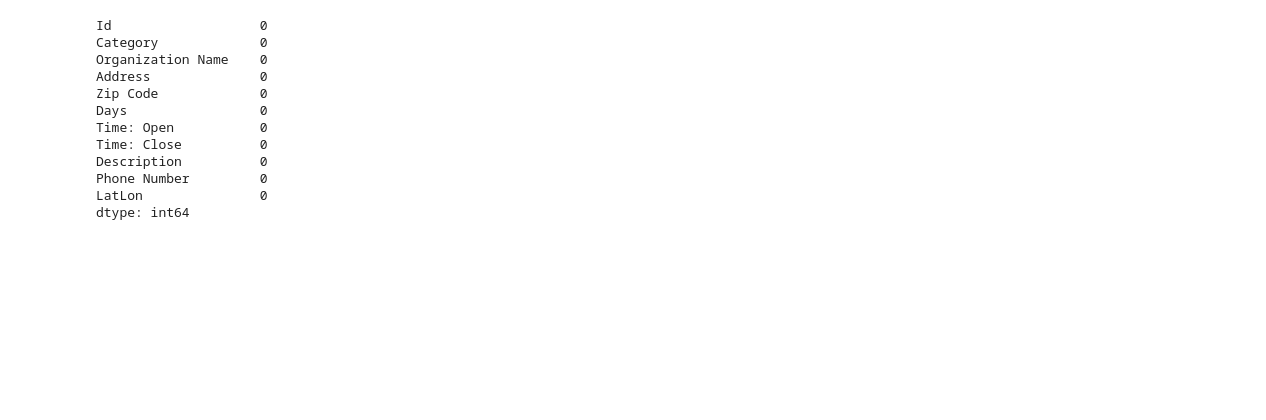
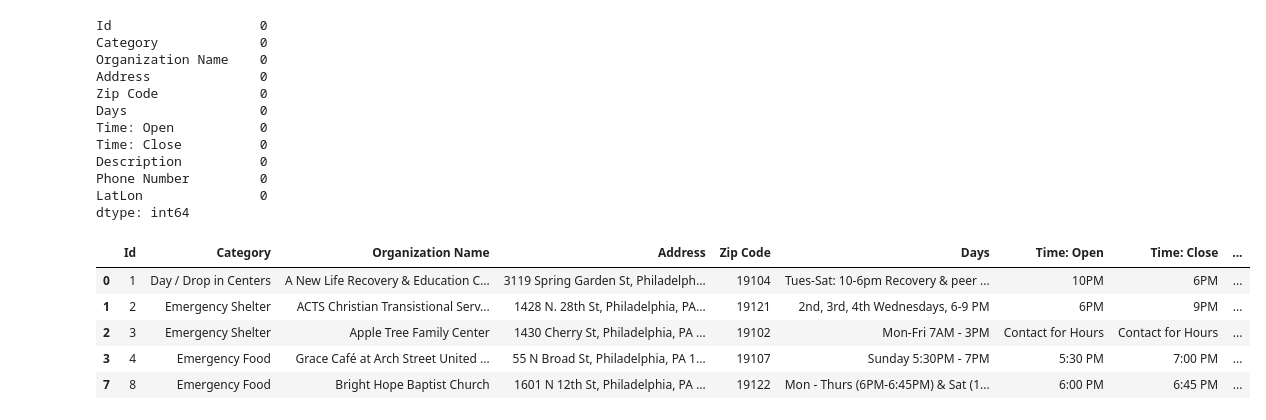
Before and after one commit to shehryarusman/DonationHub, a Jupyter notebook: backend/clean_datasets/cleanDonationCenterData.ipynb, the cells around one changed output. Drawn from its saved outputs; the diff is of its cells as text; code cells hidden in the pictures; blank space fills up the shorter version.

Commit message:
added cleaned dataset

```diff
--- a/backend/clean_datasets/cleanDonationCenterData.ipynb
+++ b/backend/clean_datasets/cleanDonationCenterData.ipynb
@@ -1,7 +1,7 @@
 # %%
 import pandas as pd
 # %%
-df = pd.read_csv('data.csv')
+df = pd.read_csv('./../datasets/data.csv')
 df.head()
 # %% [output]
 |  | Id | Category | Organization Name | Address | Zip Code | Days | Time: Open | Time: Close | ... |
@@ -275,3 +269,12 @@ Description          0
 Phone Number         0
 LatLon               0
 dtype: int64
+# %%
+df.head()
+# %% [output]
+|  | Id | Category | Organization Name | Address | Zip Code | Days | Time: Open | Time: Close | ... |
+| 0 | 1 | Day / Drop in Centers | A New Life Recovery & Education C... | 3119 Spring Garden St, Philadelph... | 19104 | Tues-Sat: 10-6pm Recovery & peer ... | 10PM | 6PM | ... |
+| 1 | 2 | Emergency Shelter | ACTS Christian Transistional Serv... | 1428 N. 28th St, Philadelphia, PA... | 19121 | 2nd, 3rd, 4th Wednesdays, 6-9 PM | 6PM | 9PM | ... |
+| 2 | 3 | Emergency Shelter | Apple Tree Family Center | 1430 Cherry St, Philadelphia, PA ... | 19102 | Mon-Fri 7AM - 3PM | Contact for Hours | Contact for Hours | ... |
+| 3 | 4 | Emergency Food | Grace Café at Arch Street United ... | 55 N Broad St, Philadelphia, PA 1... | 19107 | Sunday 5:30PM - 7PM | 5:30 PM | 7:00 PM | ... |
+| 7 | 8 | Emergency Food | Bright Hope Baptist Church | 1601 N 12th St, Philadelphia, PA ... | 19122 | Mon - Thurs (6PM-6:45PM) & Sat (1... | 6:00 PM | 6:45 PM | ... |
```
Also changed, not shown: parts of 1 cell of this notebook, 1 other file.
